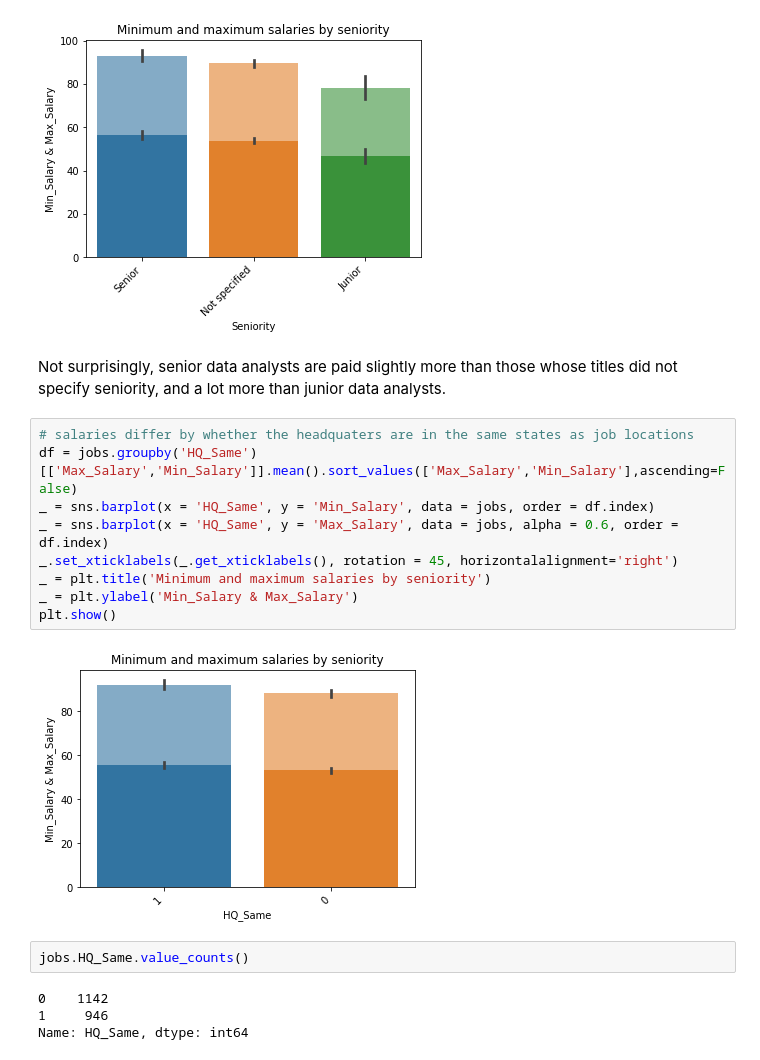
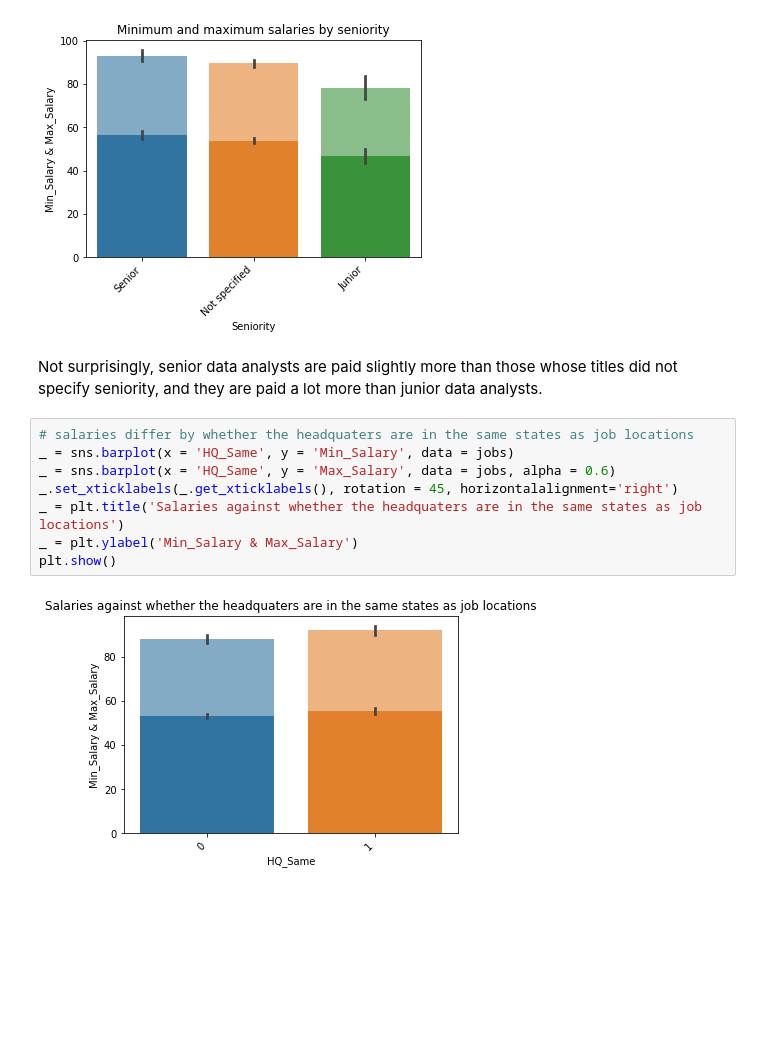
Before and after one commit to abbybby/CapstoneTwo_JobSalaryPrediction, a Jupyter notebook: Exploratory Data Analysis.ipynb, the cells around one changed output. Cells and saved outputs as stored; diff of their text form; blank space fills up the shorter version.

```diff
--- a/Exploratory Data Analysis.ipynb
+++ b/Exploratory Data Analysis.ipynb
@@ -320,21 +313,14 @@ plt.show()
 # %% [output]
 [figure]
 # %% [markdown]
-Not surprisingly, senior data analysts are paid slightly more than those whose titles did not specify seniority, and a lot more than junior data analysts.
+Not surprisingly, senior data analysts are paid slightly more than those whose titles did not specify seniority, and they are paid a lot more than junior data analysts.
 # %%
 # salaries differ by whether the headquaters are in the same states as job locations
-df = jobs.groupby('HQ_Same')[['Max_Salary','Min_Salary']].mean().sort_values(['Max_Salary','Min_Salary'],ascending=False)
-_ = sns.barplot(x = 'HQ_Same', y = 'Min_Salary', data = jobs, order = df.index)
-_ = sns.barplot(x = 'HQ_Same', y = 'Max_Salary', data = jobs, alpha = 0.6, order = df.index)
+_ = sns.barplot(x = 'HQ_Same', y = 'Min_Salary', data = jobs)
+_ = sns.barplot(x = 'HQ_Same', y = 'Max_Salary', data = jobs, alpha = 0.6)
 _.set_xticklabels(_.get_xticklabels(), rotation = 45, horizontalalignment='right')
-_ = plt.title('Minimum and maximum salaries by seniority')
+_ = plt.title('Salaries against whether the headquaters are in the same states as job locations')
 _ = plt.ylabel('Min_Salary & Max_Salary')
 plt.show()
 # %% [output]
-[figure, old version]
+[figure, new version]
-# %%
-jobs.HQ_Same.value_counts()
-# %% [output]
-0    1142
-1     946
-Name: HQ_Same, dtype: int64
```
Also changed, not shown: parts of 16 cells of this notebook.
